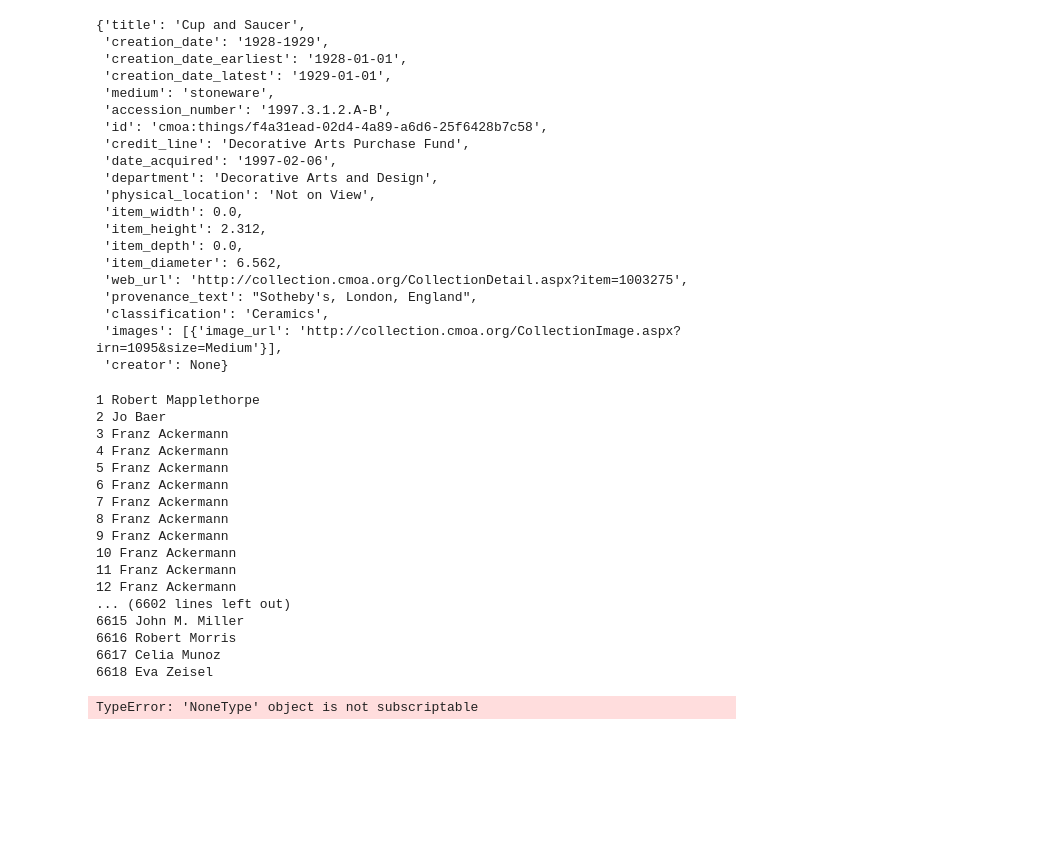
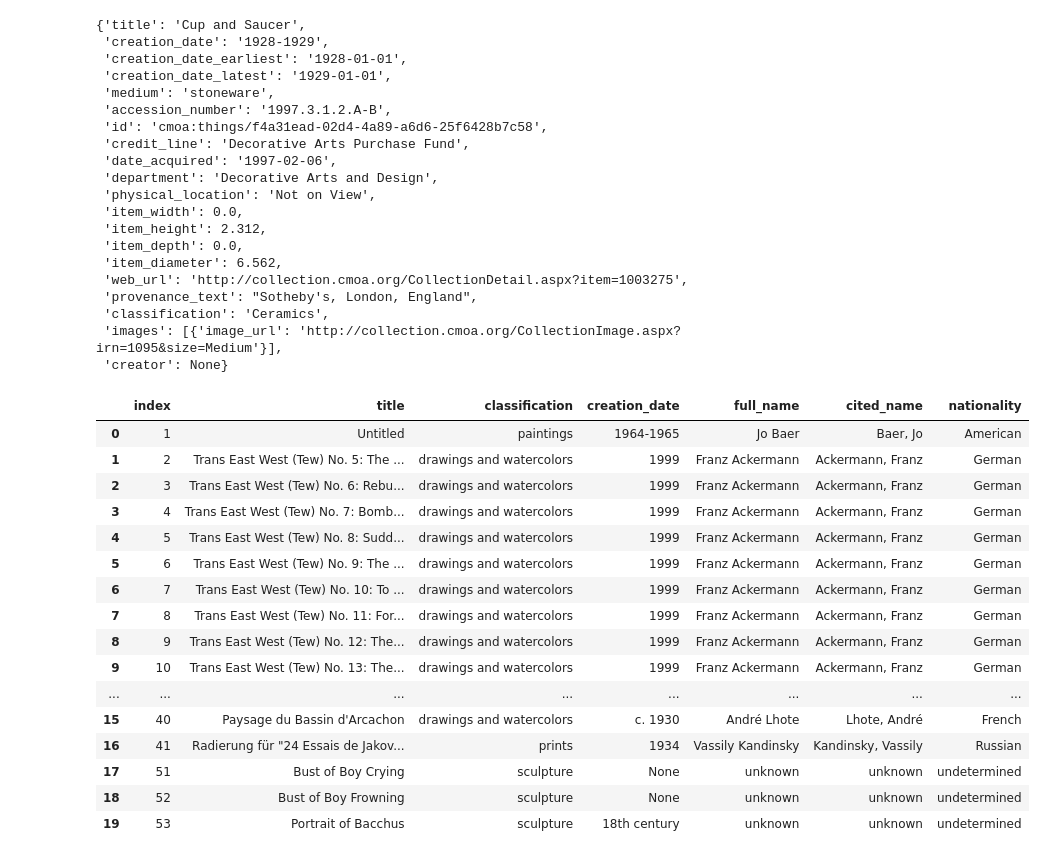
Before and after one commit to RPleasnick/project-3, a Jupyter notebook: cmoa.ipynb, the cells around one changed output. Saved outputs shown, nothing was run; the diff lists cells and outputs as text; code cells hidden in the pictures; blank space fills up the shorter version.

```diff
--- a/cmoa.ipynb
+++ b/cmoa.ipynb
@@ -225,34 +225,24 @@ entire_collection[6618]
  'classification': 'Ceramics',
  'images': [{'image_url': 'http://collection.cmoa.org/CollectionImage.aspx?irn=1095&size=Medium'}],
  'creator': None}
-# %%
-x = 0
-for row in entire_collection:
-    # collection_df.loc[collection_df['title']] = row['title']
-    x = x+ 1
-    if row['creator'] != 'None':
-        print(x, row['creator'][0]['full_name'])
-
-# collection_df = pd.DataFrame(columns=['title', 'classification', 'creation_date', 'full_name','cited_name','nationality'])
-
-
-x
-# %% [output]
-1 Robert Mapplethorpe
-2 Jo Baer
-3 Franz Ackermann
-4 Franz Ackermann
-5 Franz Ackermann
-6 Franz Ackermann
-7 Franz Ackermann
-8 Franz Ackermann
-9 Franz Ackermann
-10 Franz Ackermann
-11 Franz Ackermann
-12 Franz Ackermann
-... (6602 lines left out)
-6615 John M. Miller
-6616 Robert Morris
-6617 Celia Munoz
-6618 Eva Zeisel
-TypeError: 'NoneType' object is not subscriptable
+# %%
+collection_filtered = collection_filtered.reset_index()
+collection_filtered.head(20)
+# %% [output]
+|  | index | title | classification | creation_date | full_name | cited_name | nationality |
+| 0 | 1 | Untitled | paintings | 1964-1965 | Jo Baer | Baer, Jo | American |
+| 1 | 2 | Trans East West (Tew) No. 5: The ... | drawings and watercolors | 1999 | Franz Ackermann | Ackermann, Franz | German |
+| 2 | 3 | Trans East West (Tew) No. 6: Rebu... | drawings and watercolors | 1999 | Franz Ackermann | Ackermann, Franz | German |
+| 3 | 4 | Trans East West (Tew) No. 7: Bomb... | drawings and watercolors | 1999 | Franz Ackermann | Ackermann, Franz | German |
+| 4 | 5 | Trans East West (Tew) No. 8: Sudd... | drawings and watercolors | 1999 | Franz Ackermann | Ackermann, Franz | German |
+| 5 | 6 | Trans East West (Tew) No. 9: The ... | drawings and watercolors | 1999 | Franz Ackermann | Ackermann, Franz | German |
+| 6 | 7 | Trans East West (Tew) No. 10: To ... | drawings and watercolors | 1999 | Franz Ackermann | Ackermann, Franz | German |
+| 7 | 8 | Trans East West (Tew) No. 11: For... | drawings and watercolors | 1999 | Franz Ackermann | Ackermann, Franz | German |
+| 8 | 9 | Trans East West (Tew) No. 12: The... | drawings and watercolors | 1999 | Franz Ackermann | Ackermann, Franz | German |
+| 9 | 10 | Trans East West (Tew) No. 13: The... | drawings and watercolors | 1999 | Franz Ackermann | Ackermann, Franz | German |
+| ... | ... | ... | ... | ... | ... | ... | ... |
+| 15 | 40 | Paysage du Bassin d'Arcachon | drawings and watercolors | c. 1930 | André Lhote | Lhote, André | French |
+| 16 | 41 | Radierung für "24 Essais de Jakov... | prints | 1934 | Vassily Kandinsky | Kandinsky, Vassily | Russian |
+| 17 | 51 | Bust of Boy Crying | sculpture | None | unknown | unknown | undetermined |
+| 18 | 52 | Bust of Boy Frowning | sculpture | None | unknown | unknown | undetermined |
+| 19 | 53 | Portrait of Bacchus | sculpture | 18th century | unknown | unknown | undetermined |
```
Also changed, not shown: parts of 3 cells of this notebook, 2 other files.
